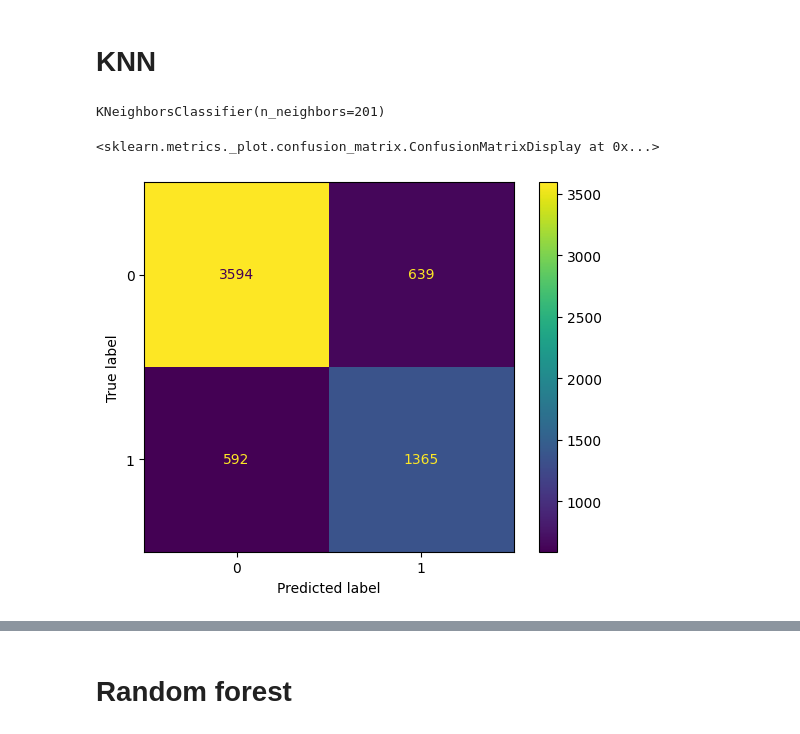
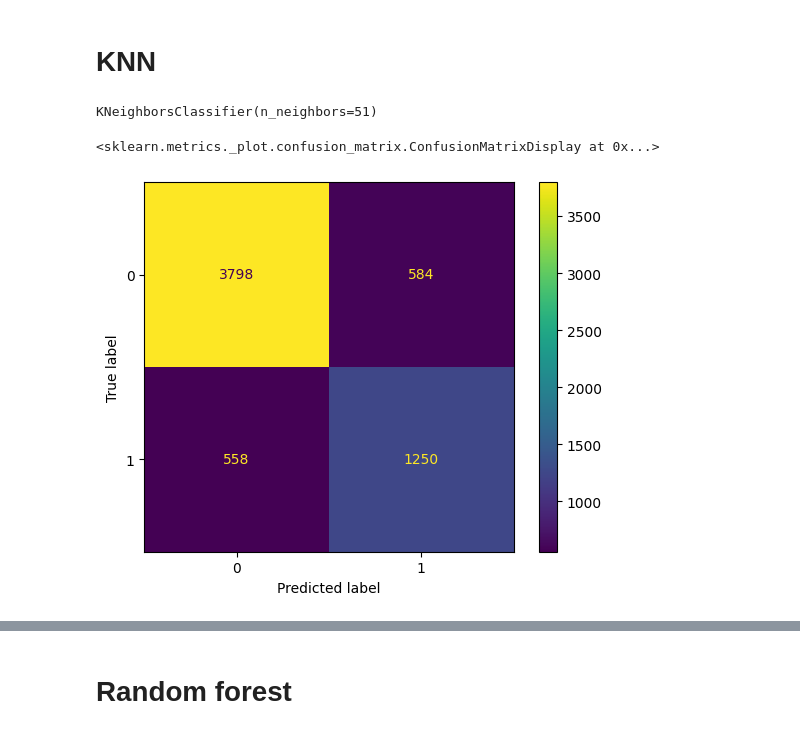
Before and after one commit to avidang/Data_project, a Jupyter notebook: hyphotezis4.ipynb, the cells around one changed output, grey strips where cells are left out. Drawn from its saved outputs; the diff is of its cells as text; code cells hidden in the pictures.

```diff
--- a/hyphotezis4.ipynb
+++ b/hyphotezis4.ipynb
@@ -258,0 +256,2 @@ LogisticRegression()
+# %%
+logistic_regression_model.fit(X_train, y_train)
@@ -309,8 +365,8 @@ weighted avg       0.77      0.44      0.39      6190
 # knn
 from sklearn.neighbors import KNeighborsClassifier
 # %%
-knn = KNeighborsClassifier(n_neighbors=201)
+knn = KNeighborsClassifier(n_neighbors=51)
 # %%
-knn.fit(X_train_binary, y_train_binary)
+knn.fit(X_train, y_train)
 # %% [output]
-KNeighborsClassifier(n_neighbors=201)
+KNeighborsClassifier(n_neighbors=51)
@@ -322,0 +373,3 @@ test_results_knn = pd.DataFrame(
+# %%
+predictions_knn_train = knn.predict(X_train)
+predictions_knn_test = knn.predict(X_test)
@@ -323,6 +381,6 @@ test_results_knn = pd.DataFrame(
 # %%
-cm = confusion_matrix(y_test_binary, predictions_knn)
+cm = confusion_matrix(y_test, predictions_knn_test)
 ConfusionMatrixDisplay(cm).plot()
 # %% [output]
 <sklearn.metrics._plot.confusion_matrix.ConfusionMatrixDisplay at 0x...>
-[figure, old version]
+[figure, new version]
```
Also changed, not shown: parts of 127 cells of this notebook, 2 other files.
